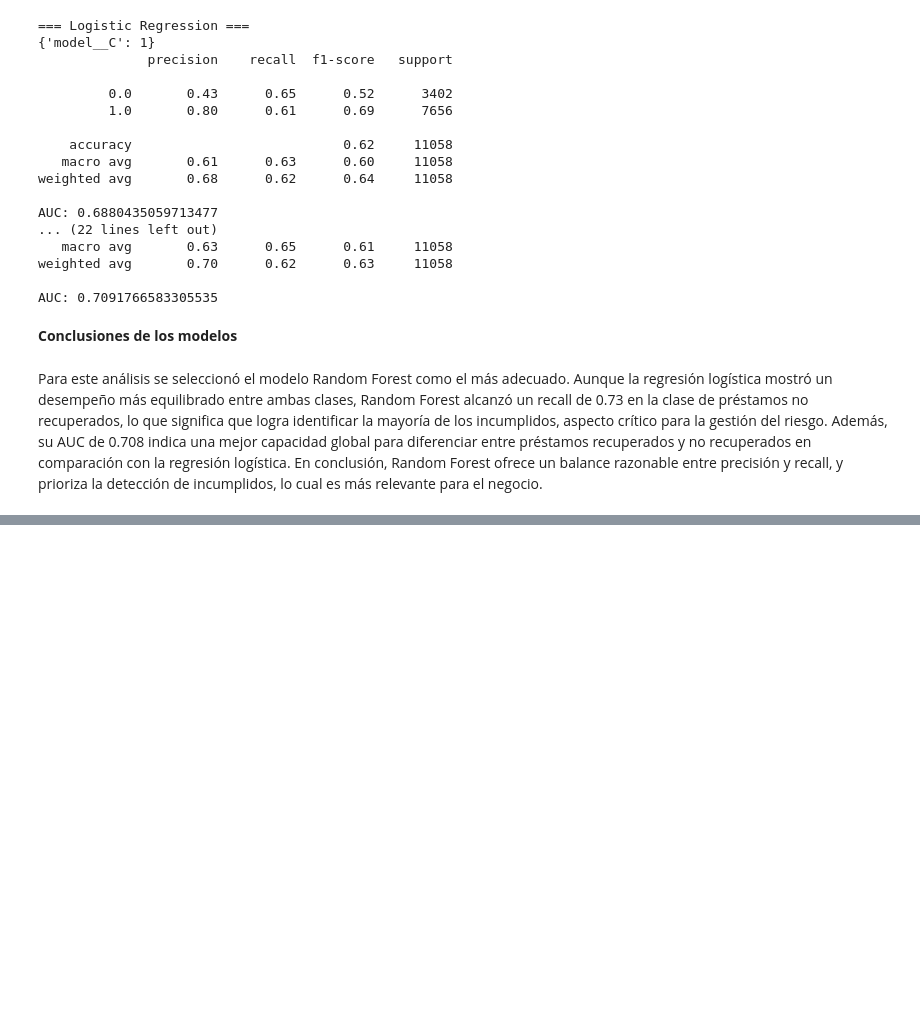
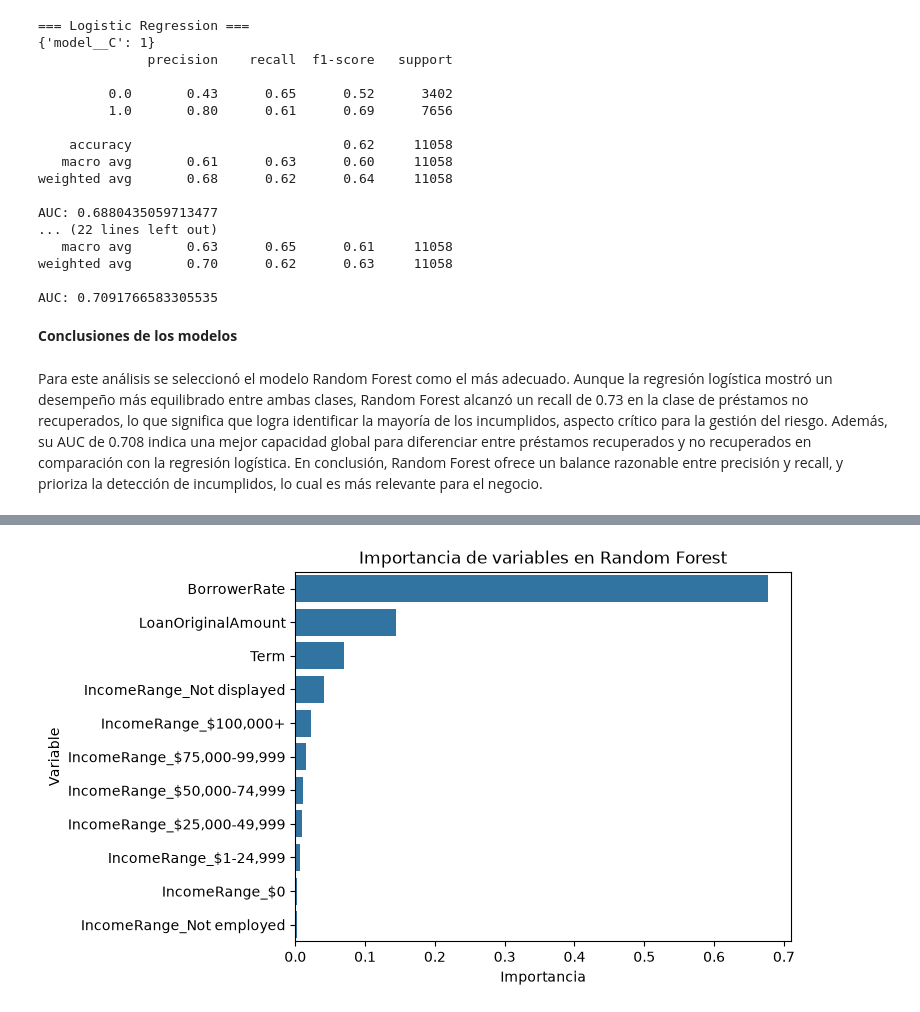
Before and after one commit to jeimyn2/S100, a Jupyter notebook: Proyecto/S100_Equipo1_ParteII.ipynb, the cells around one changed output, grey strips where cells are left out. Saved outputs shown, nothing was run; the diff lists cells and outputs as text; code cells hidden in the pictures; blank space fills up the shorter version.

```diff
--- a/Proyecto/S100_Equipo1_ParteII.ipynb
+++ b/Proyecto/S100_Equipo1_ParteII.ipynb
@@ -239,0 +270,24 @@ Para este análisis se seleccionó el modelo Random Forest como el más adecuado
+# %%
+##Importancia de variables en Random Forest
+# Obtener nombres de columnas después de la transformación
+ohe = grid_rf.best_estimator_.named_steps['preprocessor'].named_transformers_['cat']
+encoded_cols = ohe.get_feature_names_out(['IncomeRange'])
+
+# Combinar con las columnas numéricas
+num_cols = ['BorrowerRate', 'LoanOriginalAmount', 'Term']
+features = list(num_cols) + list(encoded_cols)
+
+# Emparejar con importancias
+importances = grid_rf.best_estimator_.named_steps['model'].feature_importances_
+
+feat_importances = pd.DataFrame({
+    "Variable": features,
+    "Importancia": importances
+}).sort_values(by="Importancia", ascending=False)
+
+# Graficar
+sns.barplot(x="Importancia", y="Variable", data=feat_importances)
+plt.title("Importancia de variables en Random Forest")
+plt.show()
+# %% [output]
+[figure, added]
```
Also changed, not shown: parts of 2 cells of this notebook.
